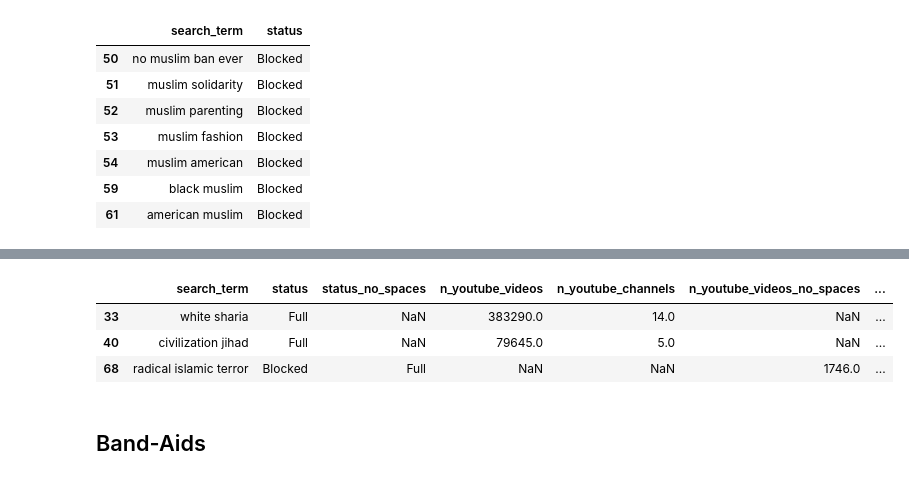
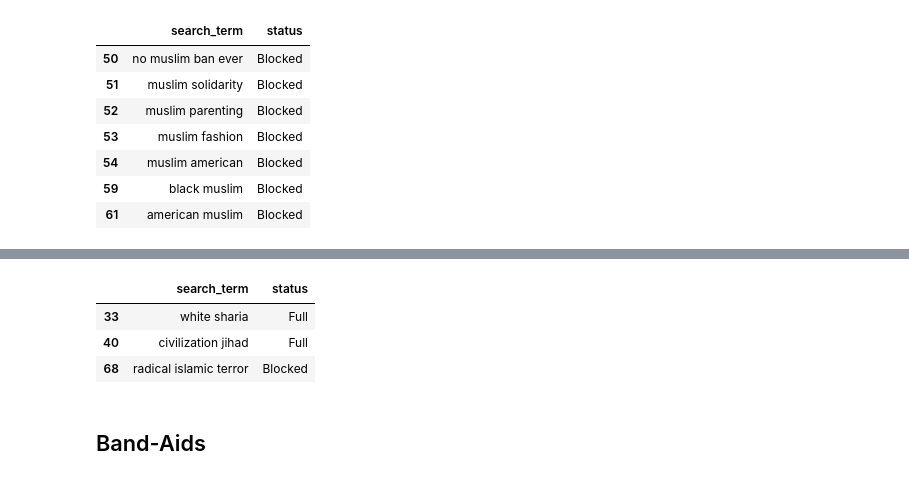
Before and after one commit to the-markup/investigation-youtube-ad-placements, a Jupyter notebook: notebooks/4-data-analysis-social-justice.ipynb, the cells around one changed output, grey strips where cells are left out. Saved outputs shown, nothing was run; the diff lists cells and outputs as text; code cells hidden in the pictures.

```diff
--- a/notebooks/4-data-analysis-social-justice.ipynb
+++ b/notebooks/4-data-analysis-social-justice.ipynb
@@ -140,10 +164,12 @@ df_soc_just[df_soc_just.status == 'Blocked'][['search_term', 'status', 'status_n
 # %%
-df_hate[df_hate.search_term.str.contains('sharia|jihad|radical islamic terror')]
+df_hate[
+    df_hate.search_term.str.contains('sharia|jihad|radical islamic terror')
+][display_cols]
 # %% [output]
-|  | search_term | status | status_no_spaces | n_youtube_videos | n_youtube_channels | n_youtube_videos_no_spaces | ... |
-| 33 | white sharia | Full | NaN | 383290.0 | 14.0 | NaN | ... |
-| 40 | civilization jihad | Full | NaN | 79645.0 | 5.0 | NaN | ... |
-| 68 | radical islamic terror | Blocked | Full | NaN | NaN | 1746.0 | ... |
+|  | search_term | status |
+| 33 | white sharia | Full |
+| 40 | civilization jihad | Full |
+| 68 | radical islamic terror | Blocked |
 # %% [markdown]
 ## Band-Aids
 # %%
```
Also changed, not shown: parts of 14 cells of this notebook, 8 other files.
